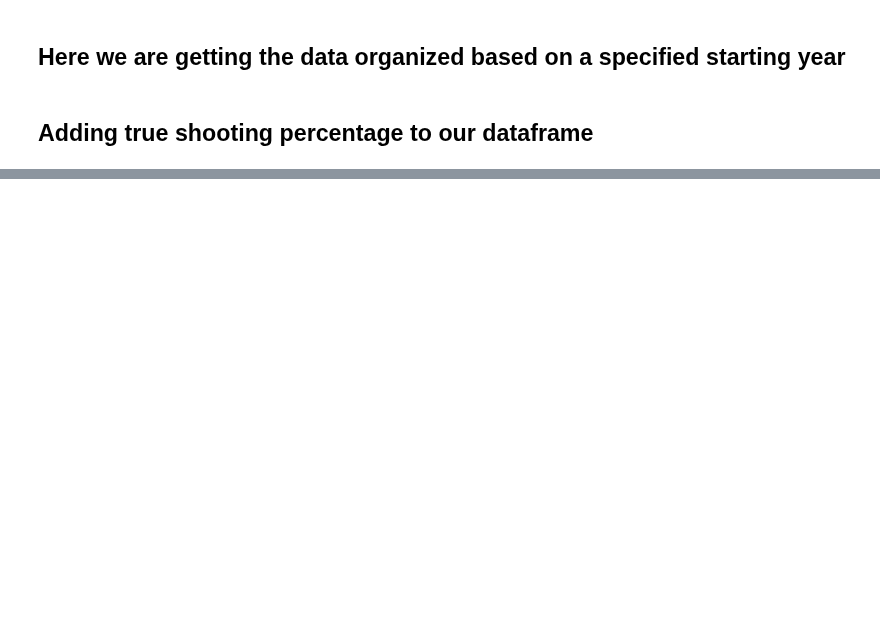
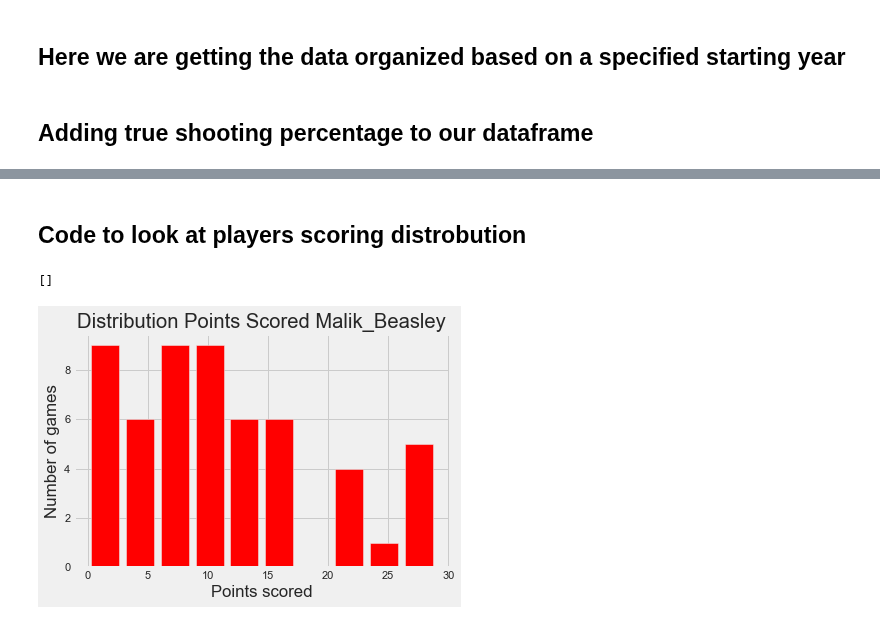
Before and after one commit to benrogers31/Finding-_Inconsistent_NBA_Players, a Jupyter notebook: Measuring_Inconsistency.ipynb, the cells around one changed output, grey strips where cells are left out. Saved outputs shown, nothing was run; the diff lists cells and outputs as text; code cells hidden in the pictures; blank space fills up the shorter version.

```diff
--- a/Measuring_Inconsistency.ipynb
+++ b/Measuring_Inconsistency.ipynb
@@ -64,0 +259,20 @@ def add_true_shooting(df):
+# %% [markdown]
+<h2> Code to look at players scoring distrobution </h2>
+# %%
+name = "Malik_Beasley"
+game_log_df = pd.read_csv("csv_files/"+ name +"_game_log_2020.csv")
+
+
+plt.style.use('fivethirtyeight')
+
+#making the plot
+pts_dist, g = plt.subplots()
+
+g.hist(game_log_df['PTS'],color='red',bins=10,rwidth=0.8)
+g.set_xlabel("Points scored")
+g.set_ylabel("Number of games")
+g.set_title("Distribution Points Scored " + name)
+g.plot()
+# %% [output]
+[]
+[figure, added]
```
Also changed, not shown: parts of 13 cells of this notebook, 2 other files.
